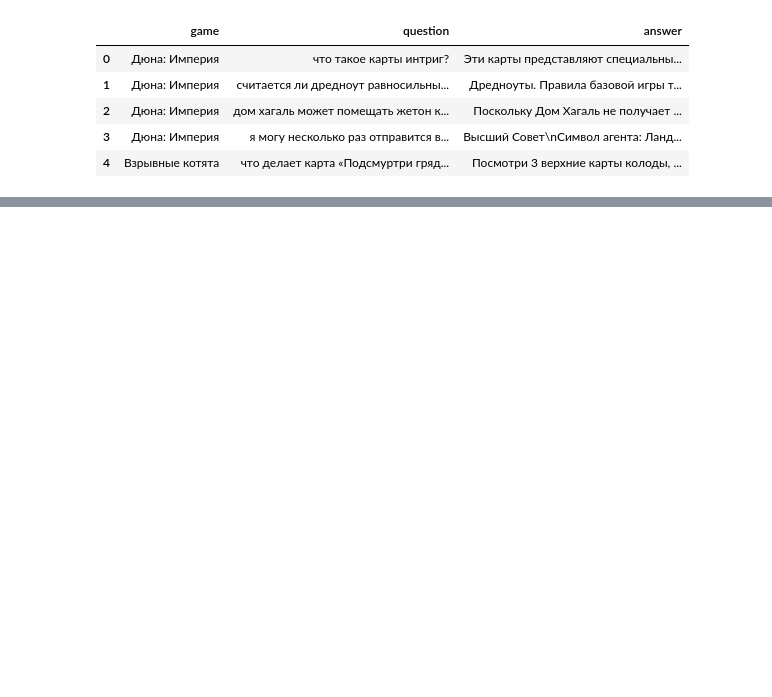
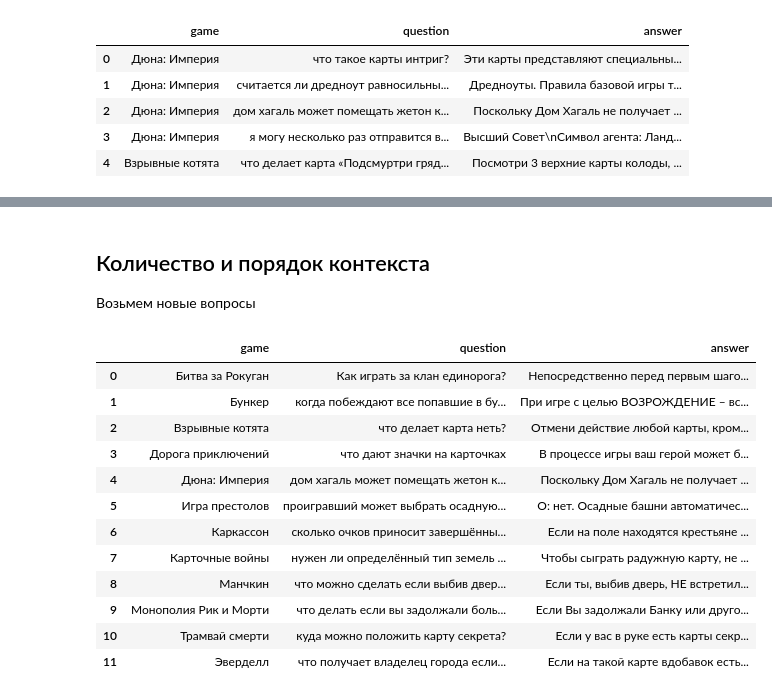
Before and after one commit to kapibeer/coursework, a Jupyter notebook: experiments.ipynb, the cells around one changed output, grey strips where cells are left out. Saved outputs shown, nothing was run; the diff lists cells and outputs as text; code cells hidden in the pictures; blank space fills up the shorter version.

```diff
--- a/experiments.ipynb
+++ b/experiments.ipynb
@@ -1339,0 +2376,27 @@ pretty_print_row(df_scored.iloc[2])
+# %% [markdown]
+## Количество и порядок контекста
+
+Возьмем новые вопросы
+# %%
+sample_df2 = (
+    df.groupby("game")
+    .apply(lambda x: x.sample(1, random_state=23))
+    .reset_index(drop=False)
+)
+
+sample_df2 = sample_df2[["game", "question", "answer"]]
+sample_df2
+# %% [output]
+|  | game | question | answer |
+| 0 | Битва за Рокуган | Как играть за клан единорога? | Непосредственно перед первым шаго... |
+| 1 | Бункер | когда побеждают все попавшие в бу... | При игре с целью ВОЗРОЖДЕНИЕ – вс... |
+| 2 | Взрывные котята | что делает карта неть? | Отмени действие любой карты, кром... |
+| 3 | Дорога приключений | что дают значки на карточках | В процессе игры ваш герой может б... |
+| 4 | Дюна: Империя | дом хагаль может помещать жетон к... | Поскольку Дом Хагаль не получает ... |
+| 5 | Игра престолов | проигравший может выбрать осадную... | О: нет. Осадные башни автоматичес... |
+| 6 | Каркассон | сколько очков приносит завершённы... | Если на поле находятся крестьяне ... |
+| 7 | Карточные войны | нужен ли определённый тип земель ... | Чтобы сыграть радужную карту, не ... |
+| 8 | Манчкин | что можно сделать если выбив двер... | Если ты, выбив дверь, НЕ встретил... |
+| 9 | Монополия Рик и Морти | что делать если вы задолжали боль... | Если Вы задолжали Банку или друго... |
+| 10 | Трамвай смерти | куда можно положить карту секрета? | Если у вас в руке есть карты секр... |
+| 11 | Эверделл | что получает владелец города если... | Если на такой карте вдобавок есть... |
```
Also changed, not shown: parts of 88 cells of this notebook, 2 other files.
